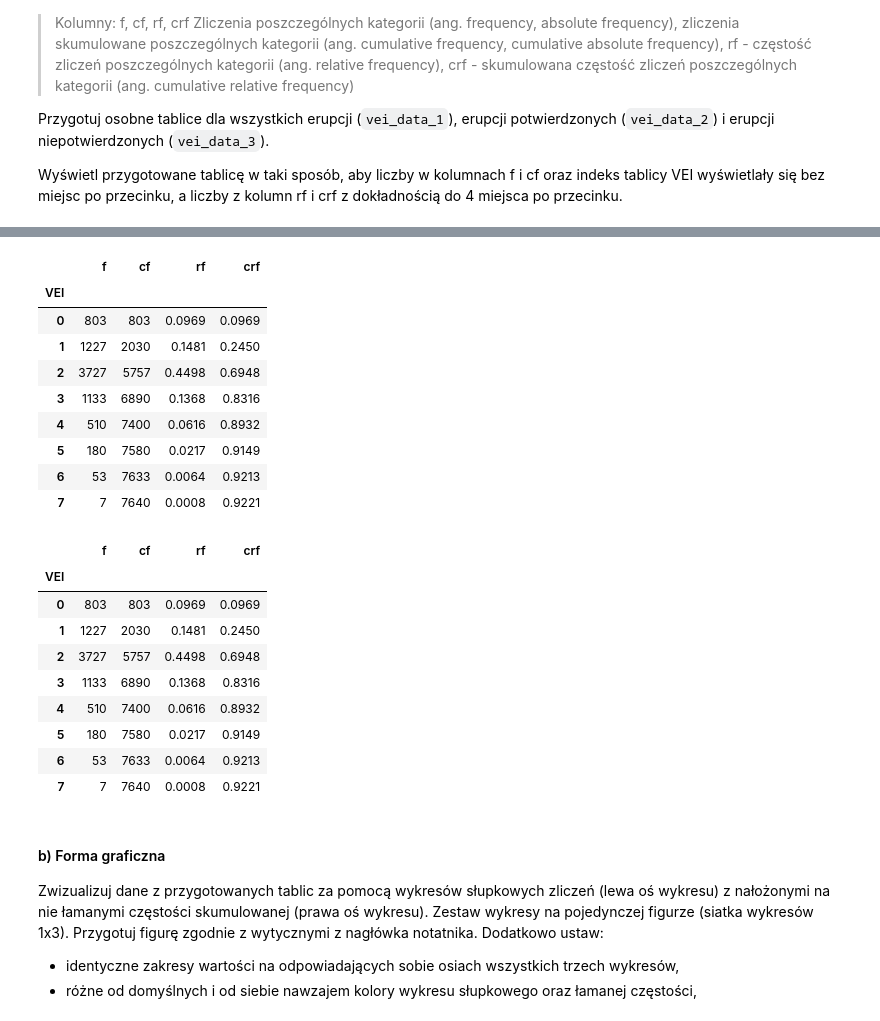
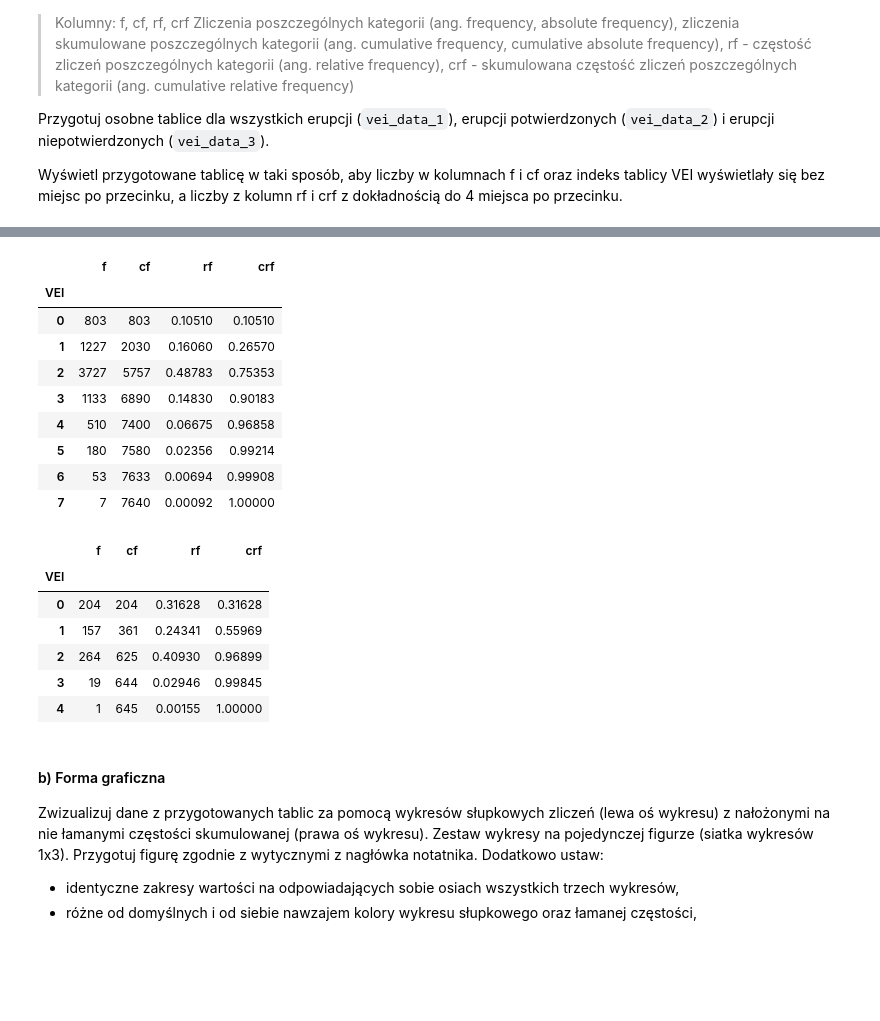
Before and after one commit to zuzannabrauer/dataAnalysisPython, a Jupyter notebook: ZZ01_CZ02.ipynb, the cells around one changed output, grey strips where cells are left out. Saved outputs shown, nothing was run; the diff lists cells and outputs as text; code cells hidden in the pictures; blank space fills up the shorter version.

```diff
--- a/ZZ01_CZ02.ipynb
+++ b/ZZ01_CZ02.ipynb
@@ -192,50 +196,44 @@ vei_data_1
 # %%
-# Potwierdzone erupcje
-#print(eruptions_data["Eruption Category"].unique())
-vei_data_2 = eruptions_data
-vei_data_2["VEI"] = vei_data_2["VEI"].astype("int")
-vei_data_2 = vei_data_2[vei_data_2 ["Eruption Category"] == "Confirmed"][["VEI","Eruption Category"]]
-vei_data_2= vei_data_2["VEI"].value_counts().sort_index()
-vei_data_2 = pd.DataFrame(vei_data_2)
-vei_data_2.columns = ['f']
-vei_data_2['cf'] = vei_data_2['f'].cumsum()
-vei_data_2['rf'] = (vei_data_2["f"] / vei_data_1["f"].sum()).round(4)
-vei_data_2['crf'] = vei_data_2 ['rf'].cumsum().round(4)
+eruptions_data['VEI']=eruptions_data['VEI'].astype('int')
+#eruptions_data=eruptions_data.set_index('VEI')
+eruptions_data2=eruptions_data[eruptions_data['Eruption Category'] =='Confirmed']
+vei_data_2=pd.DataFrame()
+vei_data_2['f']=pd.DataFrame(eruptions_data2.groupby('VEI')['Eruption Category'].count())
+vei_data_2['cf']=vei_data_2['f'].cumsum()
+vei_data_2['rf']=(vei_data_2['f'])/(vei_data_2['f'].sum())
+vei_data_2['rf']=(vei_data_2['rf']).round(5) #5
+vei_data_2['crf']=vei_data_2['rf'].cumsum()
 vei_data_2
 # %% [output]
 |  | f | cf | rf | crf |
 | VEI |  |  |  |  |
-| 0 | 803 | 803 | 0.0969 | 0.0969 |
-| 1 | 1227 | 2030 | 0.1481 | 0.2450 |
-| 2 | 3727 | 5757 | 0.4498 | 0.6948 |
-| 3 | 1133 | 6890 | 0.1368 | 0.8316 |
-| 4 | 510 | 7400 | 0.0616 | 0.8932 |
-| 5 | 180 | 7580 | 0.0217 | 0.9149 |
-| 6 | 53 | 7633 | 0.0064 | 0.9213 |
-| 7 | 7 | 7640 | 0.0008 | 0.9221 |
+| 0 | 803 | 803 | 0.10510 | 0.10510 |
+| 1 | 1227 | 2030 | 0.16060 | 0.26570 |
+| 2 | 3727 | 5757 | 0.48783 | 0.75353 |
+| 3 | 1133 | 6890 | 0.14830 | 0.90183 |
+| 4 | 510 | 7400 | 0.06675 | 0.96858 |
+| 5 | 180 | 7580 | 0.02356 | 0.99214 |
+| 6 | 53 | 7633 | 0.00694 | 0.99908 |
+| 7 | 7 | 7640 | 0.00092 | 1.00000 |
 # %%
-# Niepotwierdzone erupcje
-vei_data_3 = eruptions_data
-vei_data_3["VEI"] = vei_data_3["VEI"].astype("int")
-vei_data_3 = vei_data_3[vei_data_3 ["Eruption Category"] == "Uncertain"][["VEI","Eruption Category"]]
-vei_data_3= vei_data_3["VEI"].value_counts().sort_index()
-vei_data_3 = pd.DataFrame(vei_data_3)
-vei_data_3.columns = ['f']
-vei_data_3['cf'] = vei_data_3['f'].cumsum()
-vei_data_3['rf'] = (vei_data_3["f"] / vei_data_1["f"].sum()).round(4)
-vei_data_3['crf'] = vei_data_3 ['rf'].cumsum().round(4)
-vei_data_2
+eruptions_data['VEI']=eruptions_data['VEI'].astype('int')
+#eruptions_data=eruptions_data.set_index('VEI')
+eruptions_data3=eruptions_data[eruptions_data['Eruption Category'] =='Uncertain']
+vei_data_3=pd.DataFrame()
+vei_data_3['f']=pd.DataFrame(eruptions_data3.groupby('VEI')['Eruption Category'].count())
+vei_data_3['cf']=vei_data_3['f'].cumsum()
+vei_data_3['rf']=(vei_data_3['f'])/(vei_data_3['f'].sum())
+vei_data_3['rf']=(vei_data_3['rf']).round(5) #5
+vei_data_3['crf']=vei_data_3['rf'].cumsum()
+vei_data_3
 # %% [output]
 |  | f | cf | rf | crf |
 | VEI |  |  |  |  |
-| 0 | 803 | 803 | 0.0969 | 0.0969 |
-| 1 | 1227 | 2030 | 0.1481 | 0.2450 |
-| 2 | 3727 | 5757 | 0.4498 | 0.6948 |
-| 3 | 1133 | 6890 | 0.1368 | 0.8316 |
-| 4 | 510 | 7400 | 0.0616 | 0.8932 |
-| 5 | 180 | 7580 | 0.0217 | 0.9149 |
-| 6 | 53 | 7633 | 0.0064 | 0.9213 |
-| 7 | 7 | 7640 | 0.0008 | 0.9221 |
+| 0 | 204 | 204 | 0.31628 | 0.31628 |
+| 1 | 157 | 361 | 0.24341 | 0.55969 |
+| 2 | 264 | 625 | 0.40930 | 0.96899 |
+| 3 | 19 | 644 | 0.02946 | 0.99845 |
+| 4 | 1 | 645 | 0.00155 | 1.00000 |
 # %%
 ### Komórka testowa
 # Test 1: Wszystkie erupcje
```
Also changed, not shown: parts of 6 cells of this notebook.
